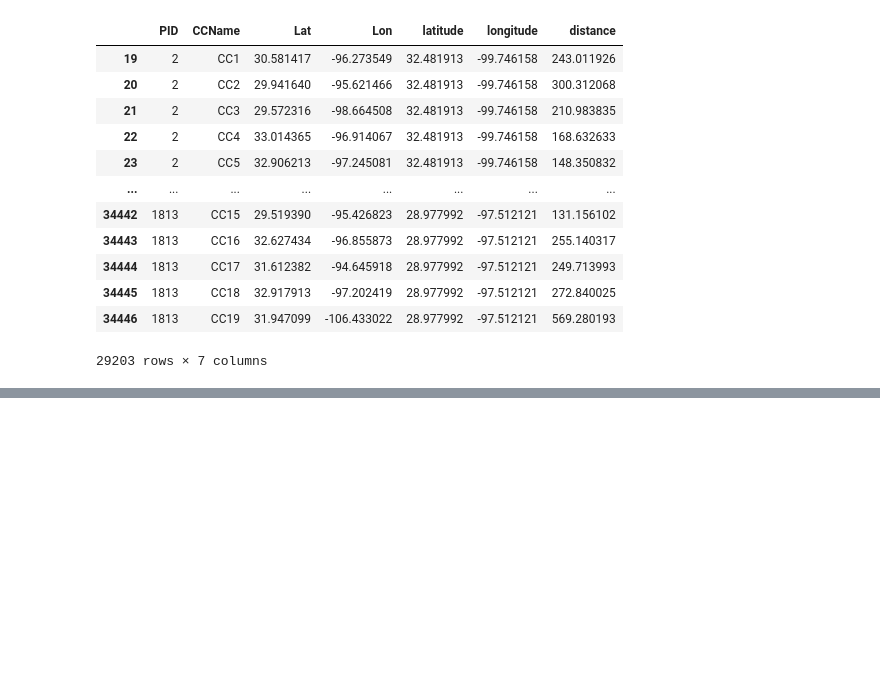
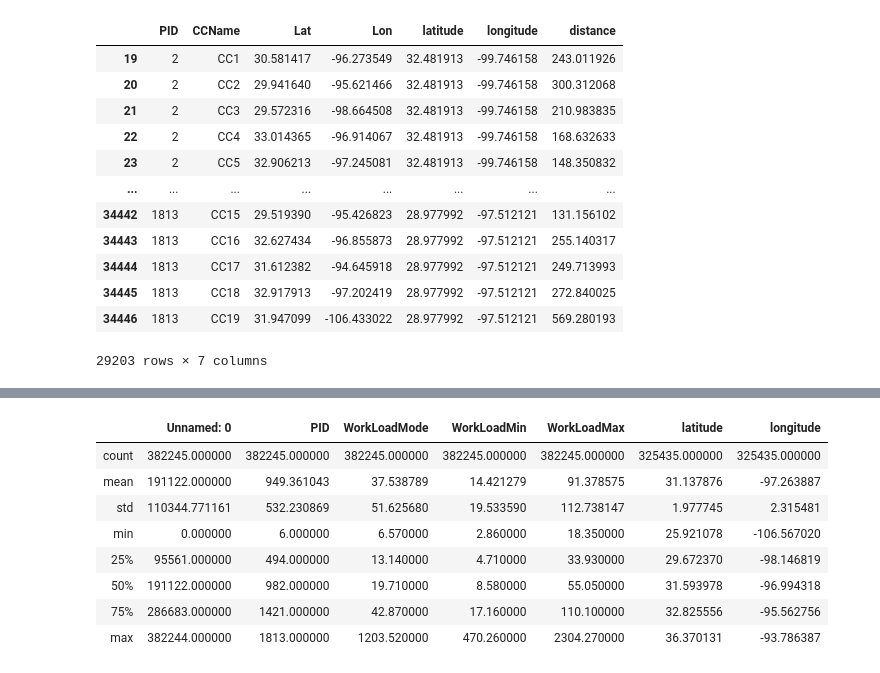
Before and after one commit to gregorybrianfoulkes/SNF-workload-tracker, a Jupyter notebook: case1.ipynb, the cells around one changed output, grey strips where cells are left out. Cells and saved outputs as stored; diff of their text form; code cells hidden in the pictures; blank space fills up the shorter version.

```diff
--- a/case1.ipynb
+++ b/case1.ipynb
@@ -287,0 +329,12 @@ distance.to_csv('distance.csv')
+# %%
+main_df.describe()
+# %% [output]
+|  | Unnamed: 0 | PID | WorkLoadMode | WorkLoadMin | WorkLoadMax | latitude | longitude |
+| count | 382245.000000 | 382245.000000 | 382245.000000 | 382245.000000 | 382245.000000 | 325435.000000 | 325435.000000 |
+| mean | 191122.000000 | 949.361043 | 37.538789 | 14.421279 | 91.378575 | 31.137876 | -97.263887 |
+| std | 110344.771161 | 532.230869 | 51.625680 | 19.533590 | 112.738147 | 1.977745 | 2.315481 |
+| min | 0.000000 | 6.000000 | 6.570000 | 2.860000 | 18.350000 | 25.921078 | -106.567020 |
+| 25% | 95561.000000 | 494.000000 | 13.140000 | 4.710000 | 33.930000 | 29.672370 | -98.146819 |
+| 50% | 191122.000000 | 982.000000 | 19.710000 | 8.580000 | 55.050000 | 31.593978 | -96.994318 |
+| 75% | 286683.000000 | 1421.000000 | 42.870000 | 17.160000 | 110.100000 | 32.825556 | -95.562756 |
+| max | 382244.000000 | 1813.000000 | 1203.520000 | 470.260000 | 2304.270000 | 36.370131 | -93.786387 |
```
Also changed, not shown: parts of 24 cells of this notebook.
